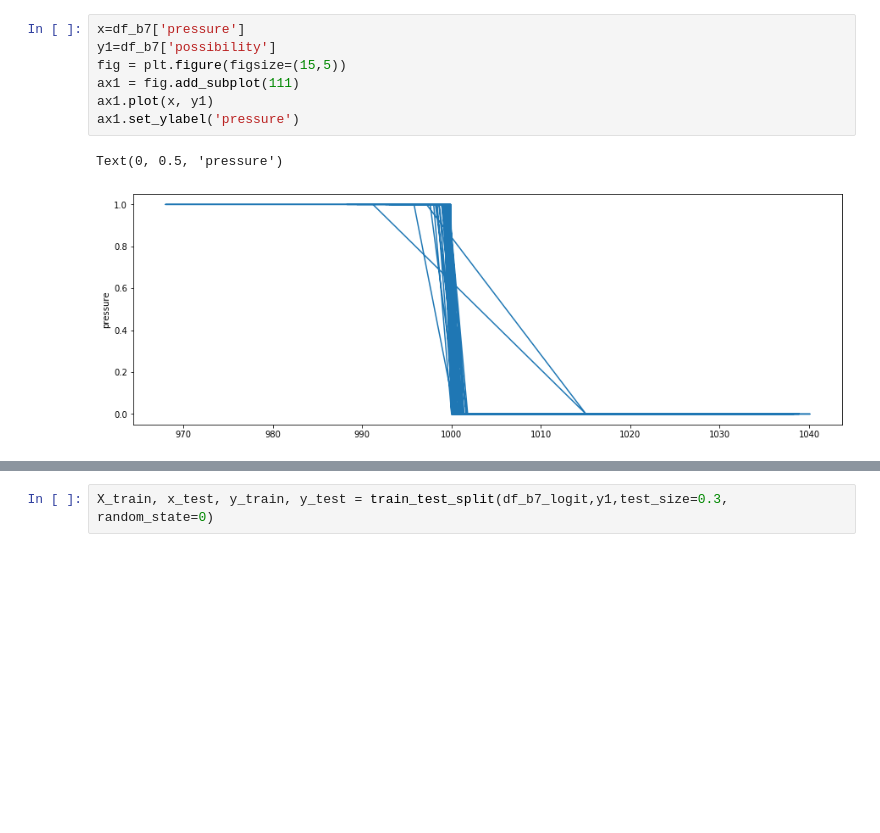
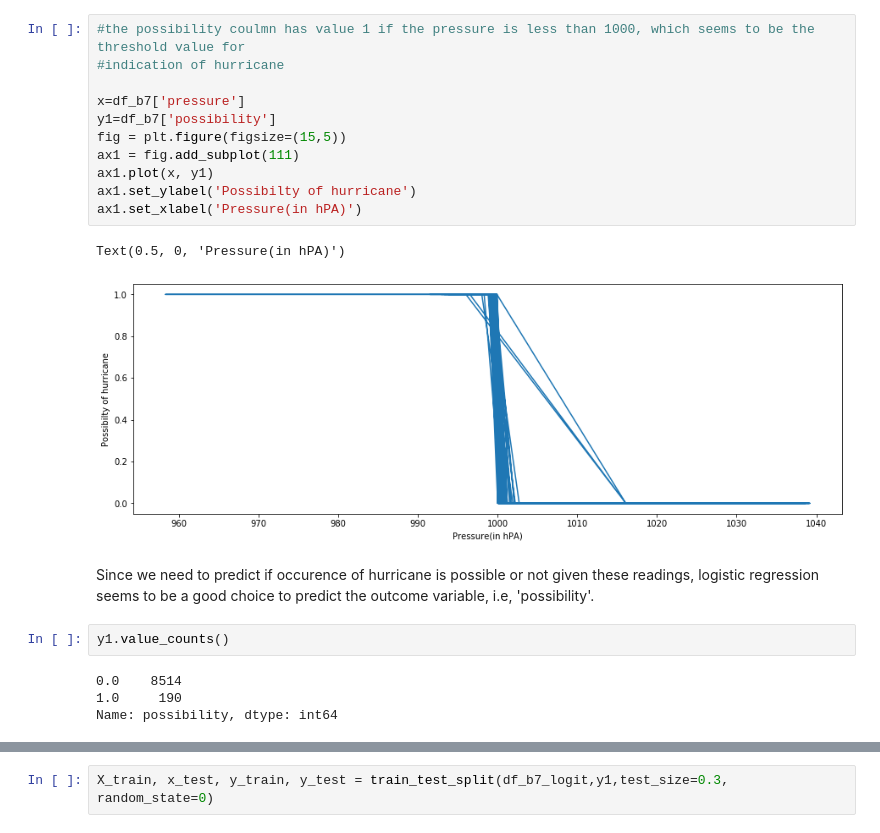
Before and after one commit to ishwarc404/Weather_Prediction_DataAnalytics, a Jupyter notebook: MODEL/Logistic/Logistic.ipynb, the cells around one changed output, grey strips where cells are left out. Saved outputs shown, nothing was run; the diff lists cells and outputs as text; blank space fills up the shorter version.

Commit message:
Logistic regression properly done

```diff
--- a/MODEL/Logistic/Logistic.ipynb
+++ b/MODEL/Logistic/Logistic.ipynb
@@ -63,10 +71,22 @@ See the caveats in the documentation: http://pandas.pydata.org/pandas-docs/stabl
 # %%
+#the possibility coulmn has value 1 if the pressure is less than 1000, which seems to be the threshold value for
+#indication of hurricane
+
 x=df_b7['pressure']
 y1=df_b7['possibility']
 fig = plt.figure(figsize=(15,5))
 ax1 = fig.add_subplot(111)
 ax1.plot(x, y1)
-ax1.set_ylabel('pressure')
+ax1.set_ylabel('Possibilty of hurricane')
+ax1.set_xlabel('Pressure(in hPA)')
 # %% [output]
-Text(0, 0.5, 'pressure')
+Text(0.5, 0, 'Pressure(in hPA)')
-[figure, old version]
+[figure, new version]
+# %% [markdown]
+Since we need to predict if occurence of hurricane is possible or not given these readings, logistic regression seems to be a good choice to predict the outcome variable, i.e, 'possibility'.
+# %%
+y1.value_counts()
+# %% [output]
+0.0    8514
+1.0     190
+Name: possibility, dtype: int64
```
Also changed, not shown: parts of 25 cells of this notebook, 3 other files.
